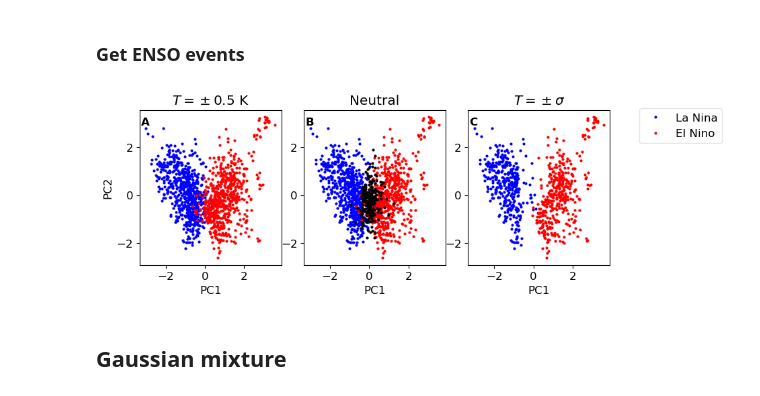
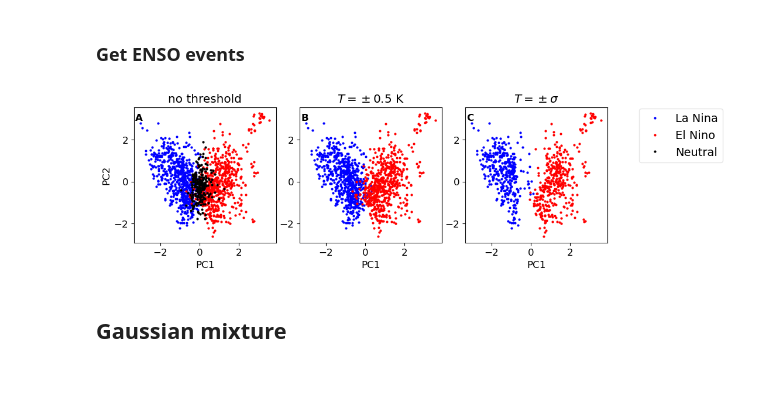
Before and after one commit to jakob-schloer/LatentGMM, a Jupyter notebook: scripts/pcgmm_with_neutral.ipynb, the cells around one changed output. Cells and saved outputs as stored; diff of their text form; code cells hidden in the pictures.

```diff
--- a/scripts/pcgmm_with_neutral.ipynb
+++ b/scripts/pcgmm_with_neutral.ipynb
@@ -86,13 +86,13 @@ plparam = {
     'Normal':    dict(linestyle='',  marker='.', color='k', markersize=4),
 }
 labels = {'Nino_EP': 'El Nino', 'Nina_EP': 'La Nina', 'Normal': 'Neutral'}
-title = [r'$T = \pm 0.5$ K', "Neutral" , r'$T = \pm \sigma$']
+title = ["no threshold", r'$T = \pm 0.5$ K', r'$T = \pm \sigma$']
 
-fig = plt.figure(figsize=(10, 3))
-gs = gridspec.GridSpec(1, 4, width_ratios=[1, 1, 1, 0.2], wspace=0.2)
+fig = plt.figure(figsize=(12, 3))
+gs = gridspec.GridSpec(1, 4, width_ratios=[3, 3, 3, 1], wspace=0.2)
 axs = [plt.subplot(gs[i]) for i in range(3)]
 
-for i, include_normal in enumerate([False, True]):
+for i, include_normal in enumerate([True, False]):
     x_enso, x_events = utenso.select_enso_events(ds, month_range=month_range, threshold=0.5,
                                                  include_normal=include_normal)
     z_enso = xr.DataArray(
@@ -108,35 +108,35 @@ for i, include_normal in enumerate([False, True]):
     axs[i].set_xlabel('PC1')
     axs[i].set_title(title[i])
 
 
 # Std threshold for EN and LN
 x_enso, x_events = utenso.select_enso_events(ds, month_range=month_range, threshold='std',
                                              include_normal=False)
 z_enso = xr.DataArray(
     data=sppca.transform(x_enso),
     coords={'time': x_enso['time'].data, 'eof': np.arange(1, sppca.n_components+1)}
 ).assign_coords(member=('time', x_enso['member'].data), enso=('time', x_enso['enso'].data))
 
 for flavor in np.unique(z_enso['enso'].data):
     idx = np.where(z_enso['enso'].data == flavor)[0]
     z = z_enso.isel(time=idx)
     axs[2].plot(z.isel(eof=0), z.isel(eof=1), label=label, **plparam[flavor])
 
 axs[2].set_title(title[2])
 axs[2].set_xlabel('PC1')
 axs[0].set_ylabel('PC2')
 gpl.enumerate_subplots(axs, pos_x=.01, pos_y=.9)
 
 # Axis
 ax = plt.subplot(gs[3])
 hands, labs = axs[0].get_legend_handles_labels()
-ax.legend(hands, labs, bbox_to_anchor=(0.05, .75, 1.3, 1.), loc="lower left")
+ax.legend(hands, labs, bbox_to_anchor=(0.05, .55, 1.3, 1.), loc="lower left", fontsize=14)
 ax.axis('off')
 
 # Save figure
 plt.savefig("../output/plots/pcgmm_latent_neutral.png", dpi=300, bbox_inches="tight")
 # %% [output]
-[figure, old version]
+[figure, new version]
 # %% [markdown]
 ## Gaussian mixture
 # %% [markdown]
```
Also changed, not shown: parts of 1 cell of this notebook, 4 other files.
